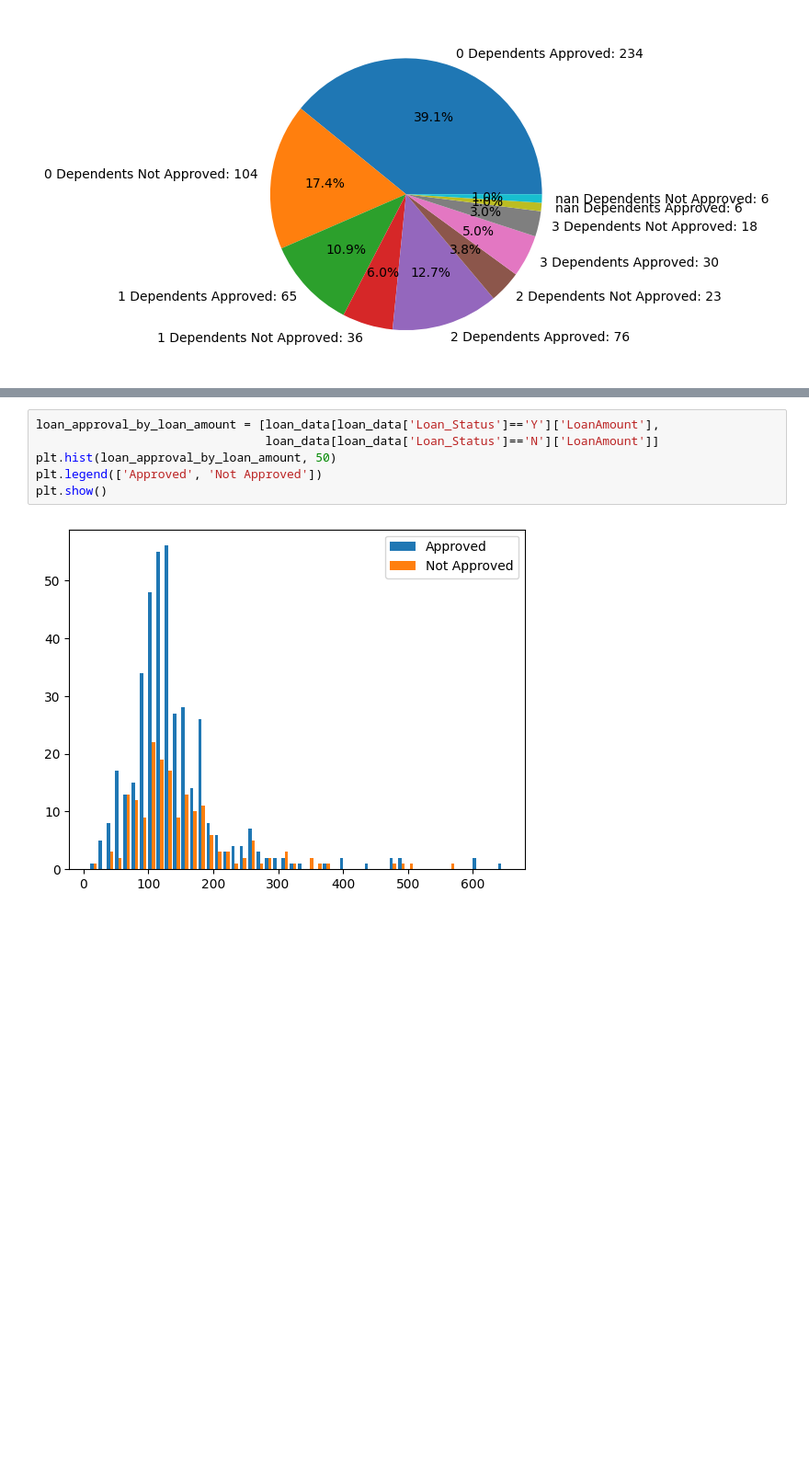
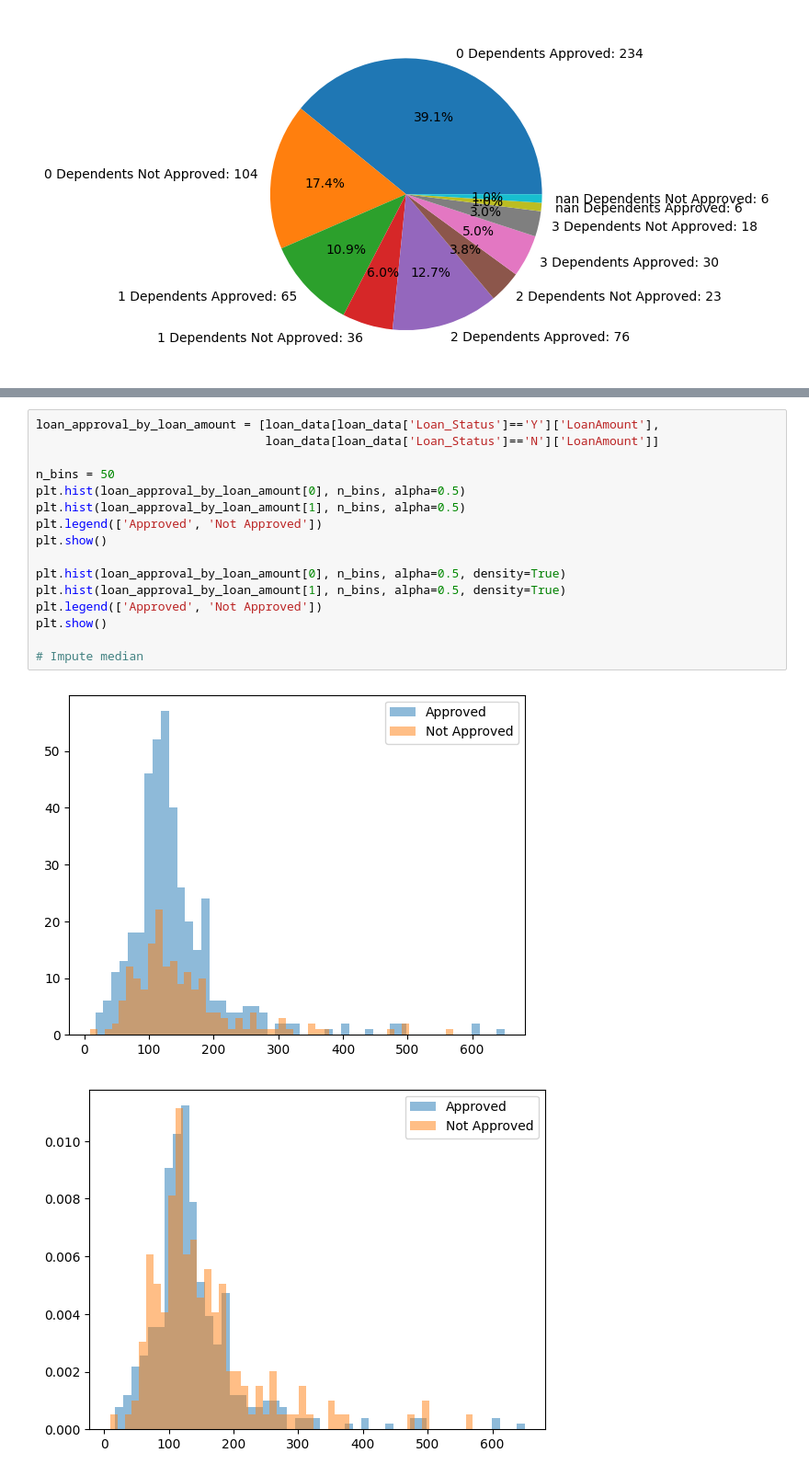
Before and after one commit to Lin-Ian/loan-approval-prediction, a Jupyter notebook: visualize_data.ipynb, the cells around one changed output, grey strips where cells are left out. Shown at 92% size. Drawn from its saved outputs; the diff is of its cells as text; blank space fills up the shorter version.

Commit message:
Update visuals

```diff
--- a/visualize_data.ipynb
+++ b/visualize_data.ipynb
@@ -139,8 +211,19 @@ plt.show()
 # %%
 loan_approval_by_loan_amount = [loan_data[loan_data['Loan_Status']=='Y']['LoanAmount'],
                                 loan_data[loan_data['Loan_Status']=='N']['LoanAmount']]
-plt.hist(loan_approval_by_loan_amount, 50)
+
+n_bins = 50
+plt.hist(loan_approval_by_loan_amount[0], n_bins, alpha=0.5)
+plt.hist(loan_approval_by_loan_amount[1], n_bins, alpha=0.5)
 plt.legend(['Approved', 'Not Approved'])
 plt.show()
+
+plt.hist(loan_approval_by_loan_amount[0], n_bins, alpha=0.5, density=True)
+plt.hist(loan_approval_by_loan_amount[1], n_bins, alpha=0.5, density=True)
+plt.legend(['Approved', 'Not Approved'])
+plt.show()
+
+# Impute median
 # %% [output]
-[figure, old version]
+[figure, new version]
+[figure, added]
```
Also changed, not shown: parts of 19 cells of this notebook.
